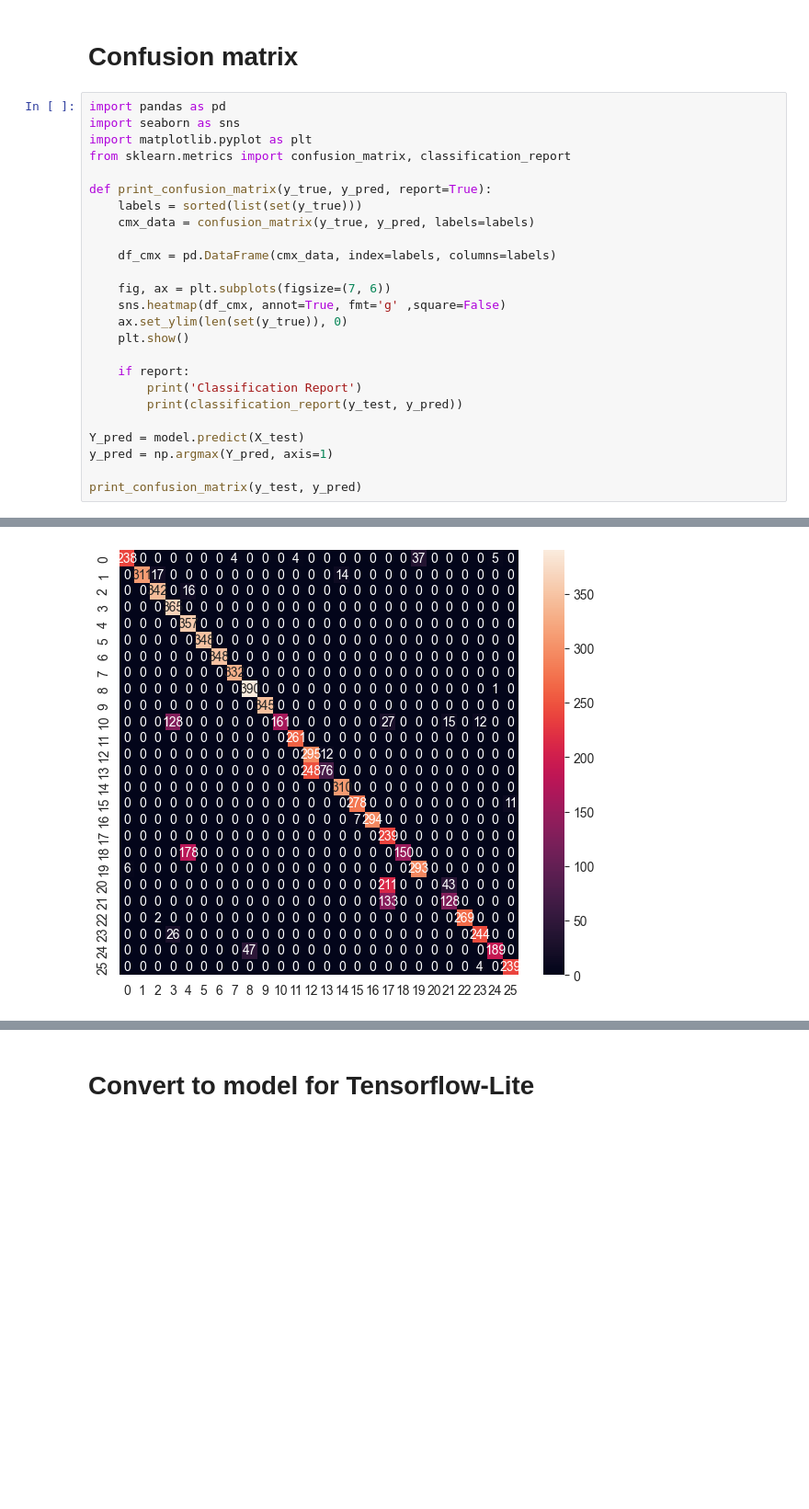
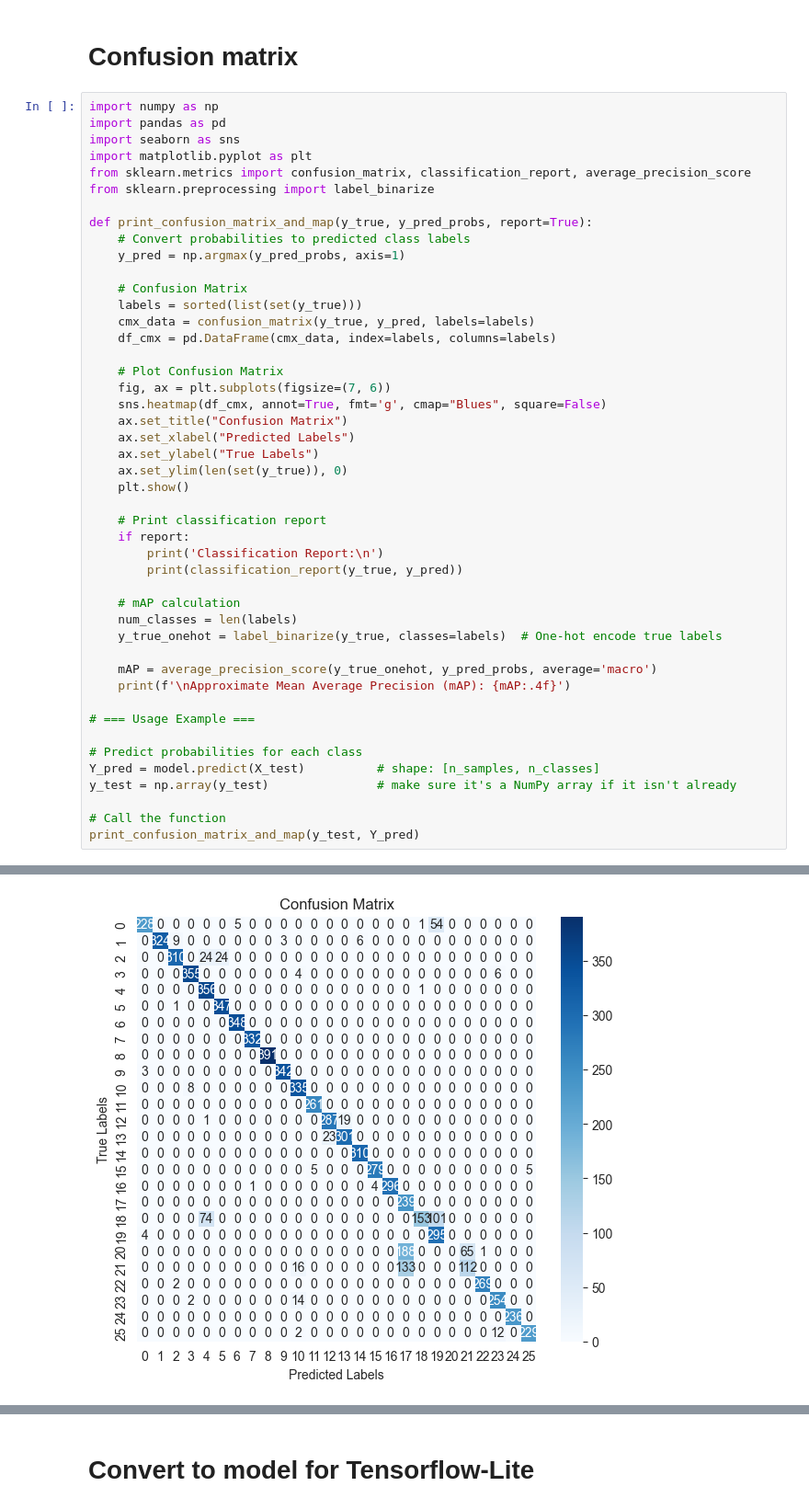
Before and after one commit to DarelJamesNarvasa/jehan-asl-training, a Jupyter notebook: keypoint_classification_EN.ipynb, the cells around one changed output, grey strips where cells are left out. Shown: that part at 92% size. Cells and saved outputs as stored; diff of their text form; blank space fills up the shorter version.

```diff
--- a/keypoint_classification_EN.ipynb
+++ b/keypoint_classification_EN.ipynb
@@ -156,28 +156,49 @@ Requirement already satisfied: six>=1.5 in c:\users\jehan colao\pycharmprojects\
 # %% [markdown]
 # Confusion matrix
 # %%
+import numpy as np
 import pandas as pd
 import seaborn as sns
 import matplotlib.pyplot as plt
-from sklearn.metrics import confusion_matrix, classification_report
+from sklearn.metrics import confusion_matrix, classification_report, average_precision_score
+from sklearn.preprocessing import label_binarize
 
-def print_confusion_matrix(y_true, y_pred, report=True):
+def print_confusion_matrix_and_map(y_true, y_pred_probs, report=True):
+    # Convert probabilities to predicted class labels
+    y_pred = np.argmax(y_pred_probs, axis=1)
+
+    # Confusion Matrix
     labels = sorted(list(set(y_true)))
     cmx_data = confusion_matrix(y_true, y_pred, labels=labels)
-
     df_cmx = pd.DataFrame(cmx_data, index=labels, columns=labels)
 
+    # Plot Confusion Matrix
     fig, ax = plt.subplots(figsize=(7, 6))
-    sns.heatmap(df_cmx, annot=True, fmt='g' ,square=False)
+    sns.heatmap(df_cmx, annot=True, fmt='g', cmap="Blues", square=False)
+    ax.set_title("Confusion Matrix")
+    ax.set_xlabel("Predicted Labels")
+    ax.set_ylabel("True Labels")
     ax.set_ylim(len(set(y_true)), 0)
     plt.show()
 
+    # Print classification report
     if report:
-        print('Classification Report')
-        print(classification_report(y_test, y_pred))
+        print('Classification Report:\n')
+        print(classification_report(y_true, y_pred))
 
-Y_pred = model.predict(X_test)
-y_pred = np.argmax(Y_pred, axis=1)
+    # mAP calculation
+    num_classes = len(labels)
+    y_true_onehot = label_binarize(y_true, classes=labels)  # One-hot encode true labels
 
-print_confusion_matrix(y_test, y_pred)
+    mAP = average_precision_score(y_true_onehot, y_pred_probs, average='macro')
+    print(f'\nApproximate Mean Average Precision (mAP): {mAP:.4f}')
+
+# === Usage Example ===
+
+# Predict probabilities for each class
+Y_pred = model.predict(X_test)          # shape: [n_samples, n_classes]
+y_test = np.array(y_test)               # make sure it's a NumPy array if it isn't already
+
+# Call the function
+print_confusion_matrix_and_map(y_test, Y_pred)
 # %% [output]
@@ -185 +206 @@ print_confusion_matrix(y_test, y_pred)
-[figure, old version]
+[figure, new version]
```
Also changed, not shown: parts of 10 cells of this notebook.
